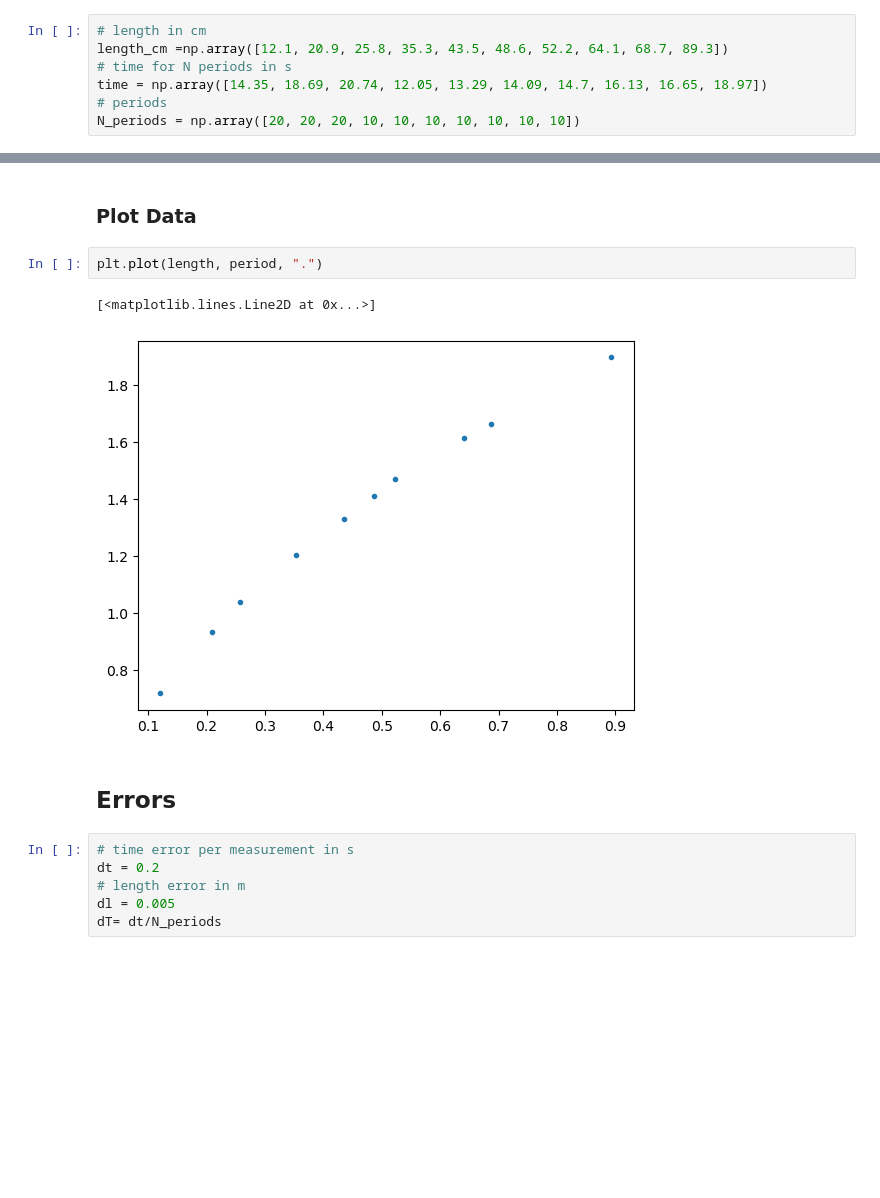
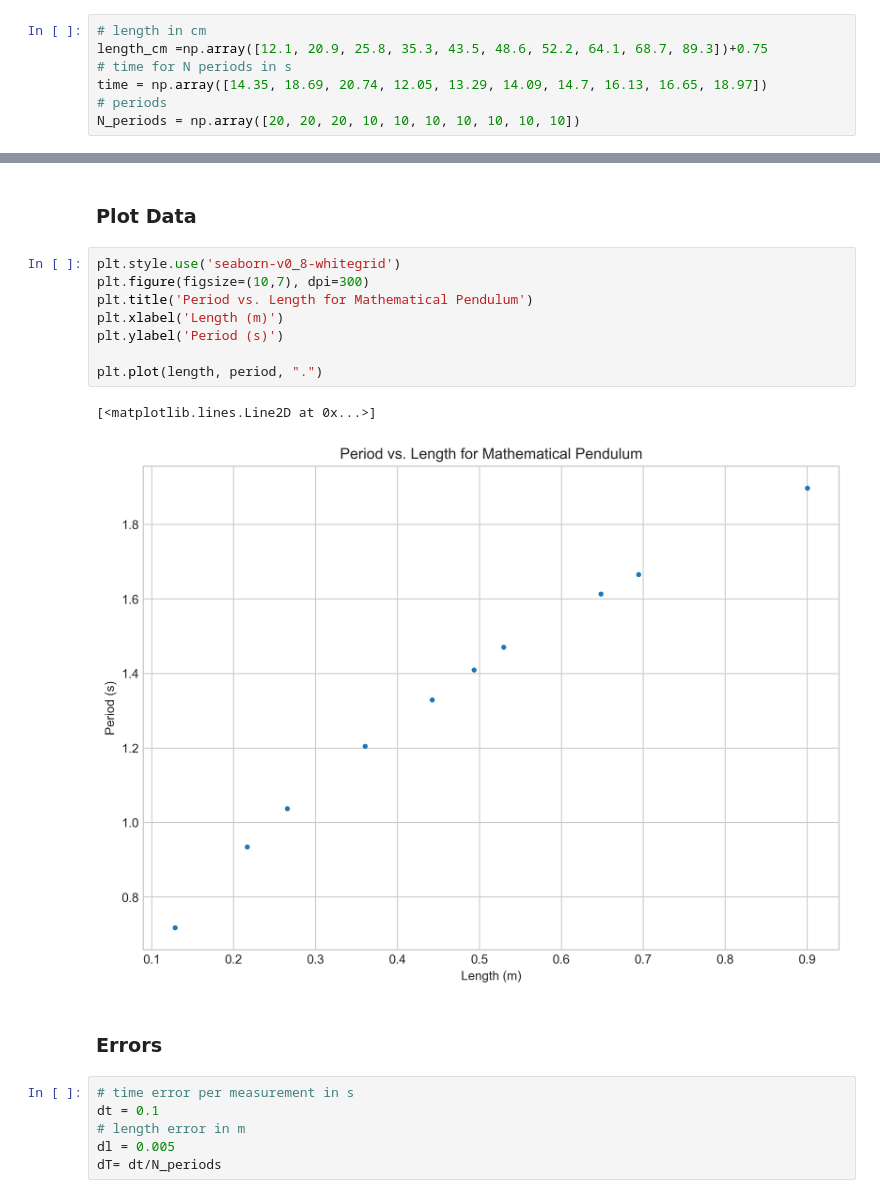
Before and after one commit to bylands/physicslab, a Jupyter notebook: pendulum.ipynb, the cells around one changed output, grey strips where cells are left out. Drawn from its saved outputs; the diff is of its cells as text; blank space fills up the shorter version.

```diff
--- a/pendulum.ipynb
+++ b/pendulum.ipynb
@@ -10,6 +11,6 @@ import matplotlib.pyplot as plt
 # %%
 # length in cm
-length_cm =np.array([12.1, 20.9, 25.8, 35.3, 43.5, 48.6, 52.2, 64.1, 68.7, 89.3])
+length_cm =np.array([12.1, 20.9, 25.8, 35.3, 43.5, 48.6, 52.2, 64.1, 68.7, 89.3])+0.75
 # time for N periods in s
 time = np.array([14.35, 18.69, 20.74, 12.05, 13.29, 14.09, 14.7, 16.13, 16.65, 18.97])
 # periods
@@ -21,16 +22,22 @@ period = time/N_periods
 length = length_cm / 100
 # %% [markdown]
 ### Plot Data
-# %%
-plt.plot(length, period, ".")
-# %% [output]
-[<matplotlib.lines.Line2D at 0x...>]
-[figure, removed]
+# %%
+plt.style.use('seaborn-v0_8-whitegrid')
+plt.figure(figsize=(10,7), dpi=300)
+plt.title('Period vs. Length for Mathematical Pendulum')
+plt.xlabel('Length (m)')
+plt.ylabel('Period (s)')
+
+plt.plot(length, period, ".")
+# %% [output]
+[<matplotlib.lines.Line2D at 0x...>]
+[figure, added]
 # %% [markdown]
-## Errors
+### Errors
 # %%
 # time error per measurement in s
-dt = 0.2
+dt = 0.1
 # length error in m
 dl = 0.005
 dT= dt/N_periods
```
Also changed, not shown: parts of 14 cells of this notebook.
